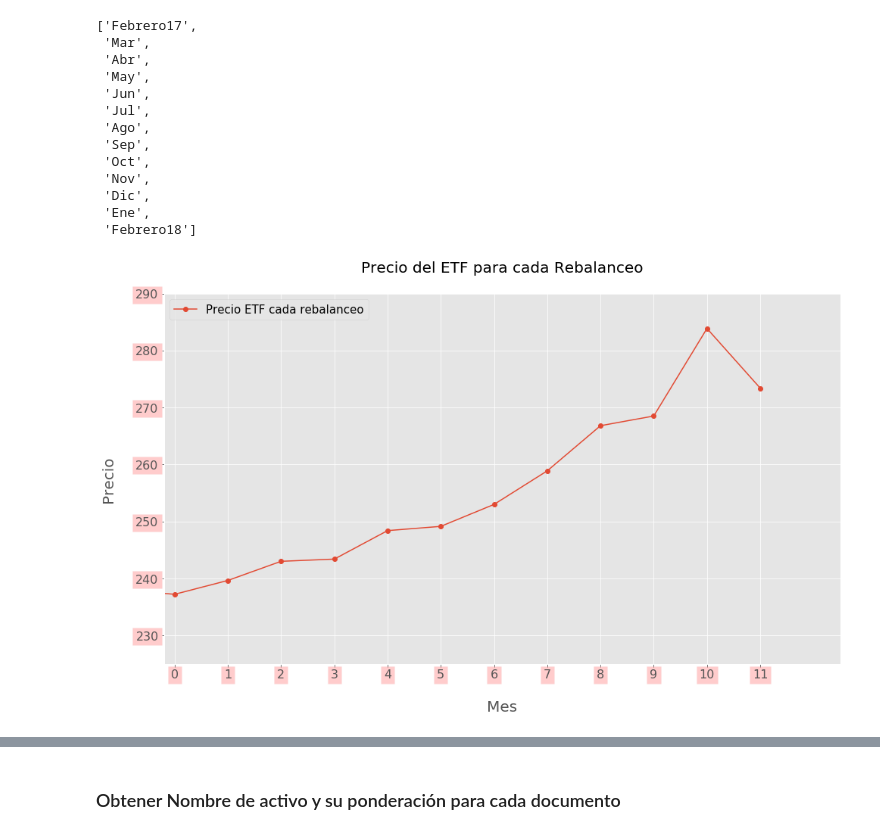
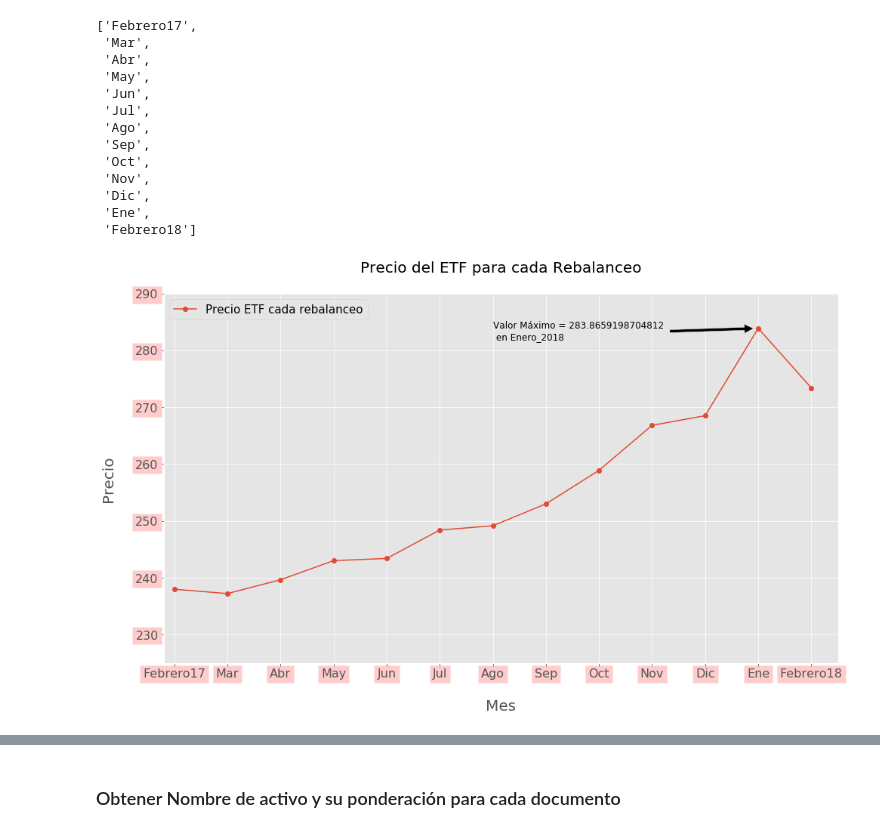
Before and after one commit to cRistiancec/Microestructuras-Sistemas-de-Trading-Lab-1, a Jupyter notebook: Laboratorio1/D_myst_laboratorio1.ipynb, the cells around one changed output, grey strips where cells are left out. Saved outputs shown, nothing was run; the diff lists cells and outputs as text; code cells hidden in the pictures.

```diff
--- a/Laboratorio1/D_myst_laboratorio1.ipynb
+++ b/Laboratorio1/D_myst_laboratorio1.ipynb
@@ -370,35 +372,34 @@ meses
 # %%
 style.use("ggplot")
 plt.figure(facecolor="white",figsize=(16,9))
-plt.plot(np.arange(len(Net_ASO.loc["Price"].values))-1,Net_ASO.loc["Price"].values,'o-',label="Precio ETF cada rebalanceo")
+plt.plot(meses,Net_ASO.loc["Price"].values,'o-',label="Precio ETF cada rebalanceo")
 plt.legend(loc="upper left",fontsize=15)
+
 plt.ylim([225,290])
-
-plt.xticks(np.arange(len(Net_ASO.loc["Price"].values))-1,label=meses)
 plt.xlim([-.2,12.5])
 plt.title("Precio del ETF para cada Rebalanceo\n",size=20)
 plt.ylabel("Precio\n",size=20)
 plt.xlabel("\nMes",size=20)
 # Get current Axis
 ax = plt.gca() # Da acceso a los ejes del dibujo actual
 ax.spines['right'].set_color('none') # Nos da acceso a los bordes del gráfico.
 ax.spines['top'].set_color('none')
 ax.xaxis.set_ticks_position('bottom')
 ax.yaxis.set_ticks_position('left')
 plt.annotate("Valor Máximo = {}\n en {}".format(Net_ASO.loc["Price"].values[len(Net_ASO.loc["Price"].values)-2],Nombres_archivos[len(meses)-2]),
              xy=((meses[len(meses)-2],Net_ASO.loc["Price"].values[len(Net_ASO.loc["Price"].values)-2])),
              xytext=(meses[len(meses)-7],Net_ASO.loc["Price"].values[len(Net_ASO.loc["Price"].values)-2]-2),
              arrowprops=dict(facecolor="black",shrink = 0.05),size=12)
 
 
 
 # Pintar de rojo cada valor en los ejes
 for label in ax.get_xticklabels() + ax.get_yticklabels():
     label.set_fontsize(16)
     label.set_bbox(dict(facecolor='red',edgecolor=None,alpha=0.2))
 plt.show()
 # %% [output]
-[figure, old version]
+[figure, new version]
 # %%
 Net_ASO.loc["Price"].values
 # %% [output]
```
Also changed, not shown: parts of 10 cells of this notebook.
